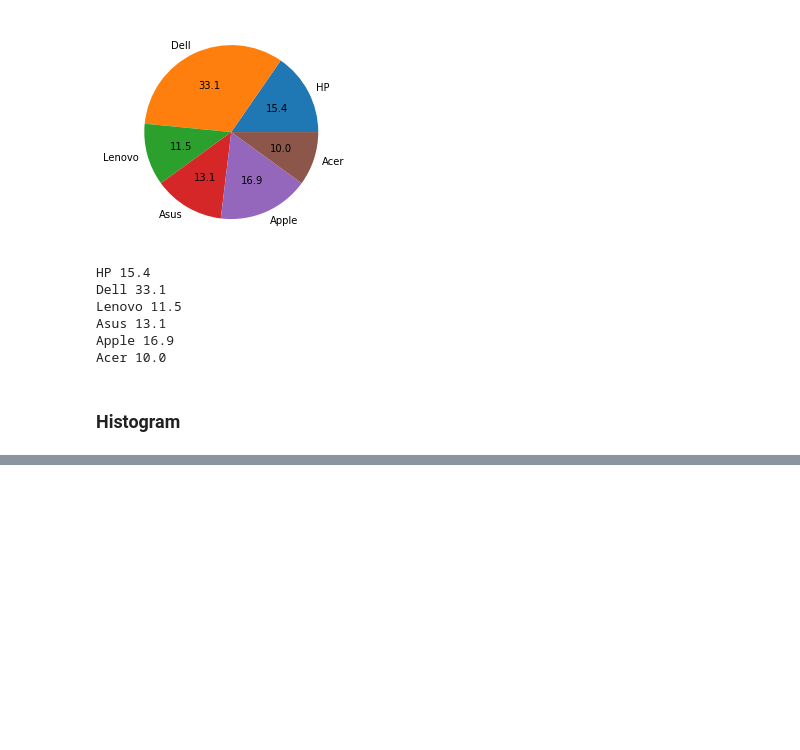
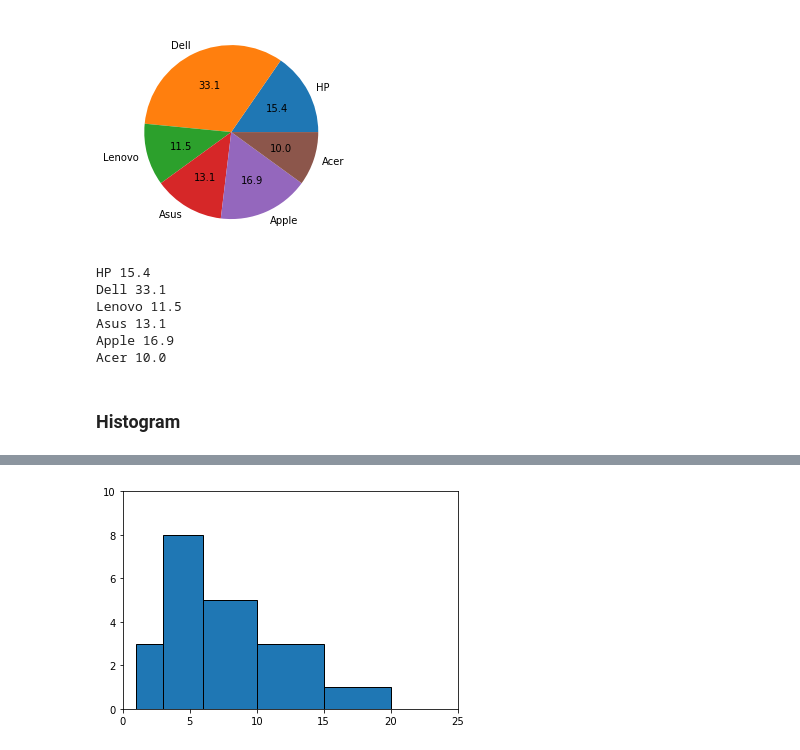
Before and after one commit to Xicoat/DataScienceCourse, a Jupyter notebook: 13_PlottingGraphs/Graphs.ipynb, the cells around one changed output, grey strips where cells are left out. Cells and saved outputs as stored; diff of their text form; code cells hidden in the pictures; blank space fills up the shorter version.

```diff
--- a/13_PlottingGraphs/Graphs.ipynb
+++ b/13_PlottingGraphs/Graphs.ipynb
@@ -293,0 +326,7 @@ Acer 10.0
+# %%
+# Decide how many bins
+plt.hist(b, bins=[1, 3, 6, 10, 15, 20], edgecolor='black')
+plt.axis([0, 25, 0, 10])
+plt.show()
+# %% [output]
+[figure, added]
```
Also changed, not shown: parts of 20 cells of this notebook, 1 other file.
